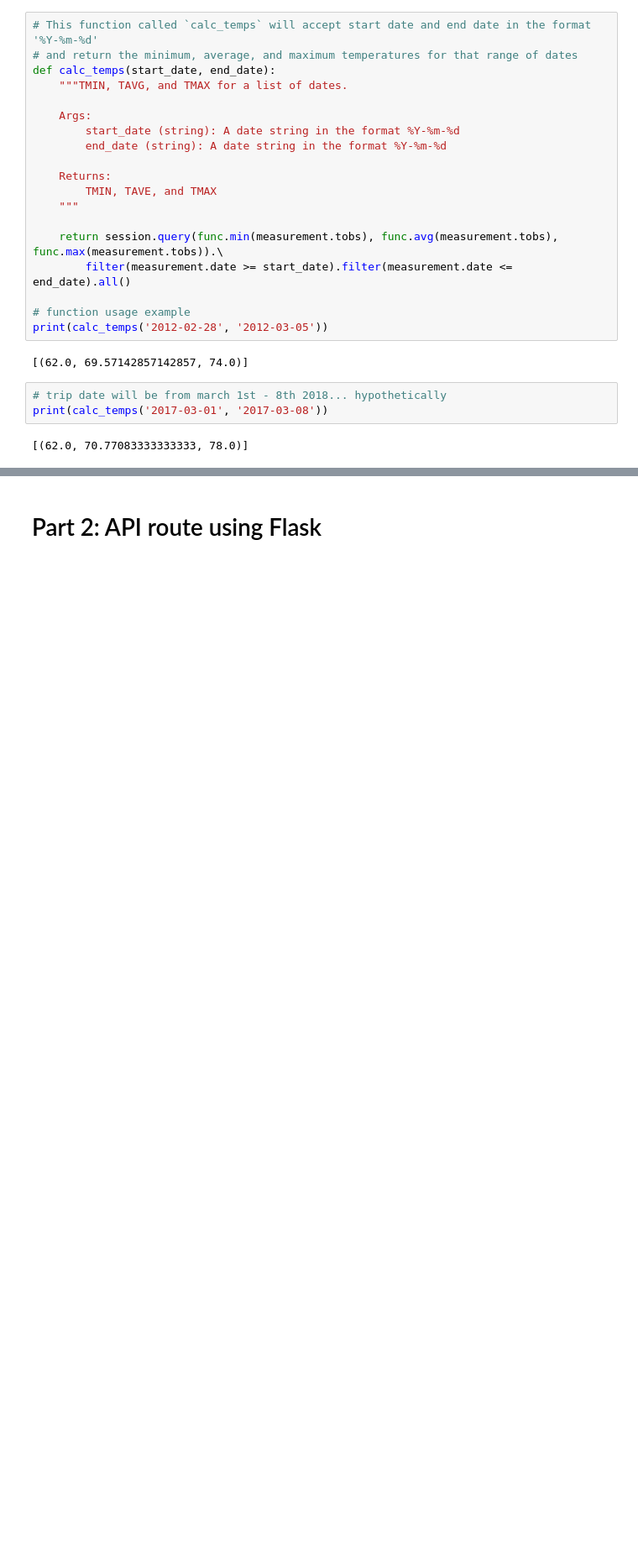
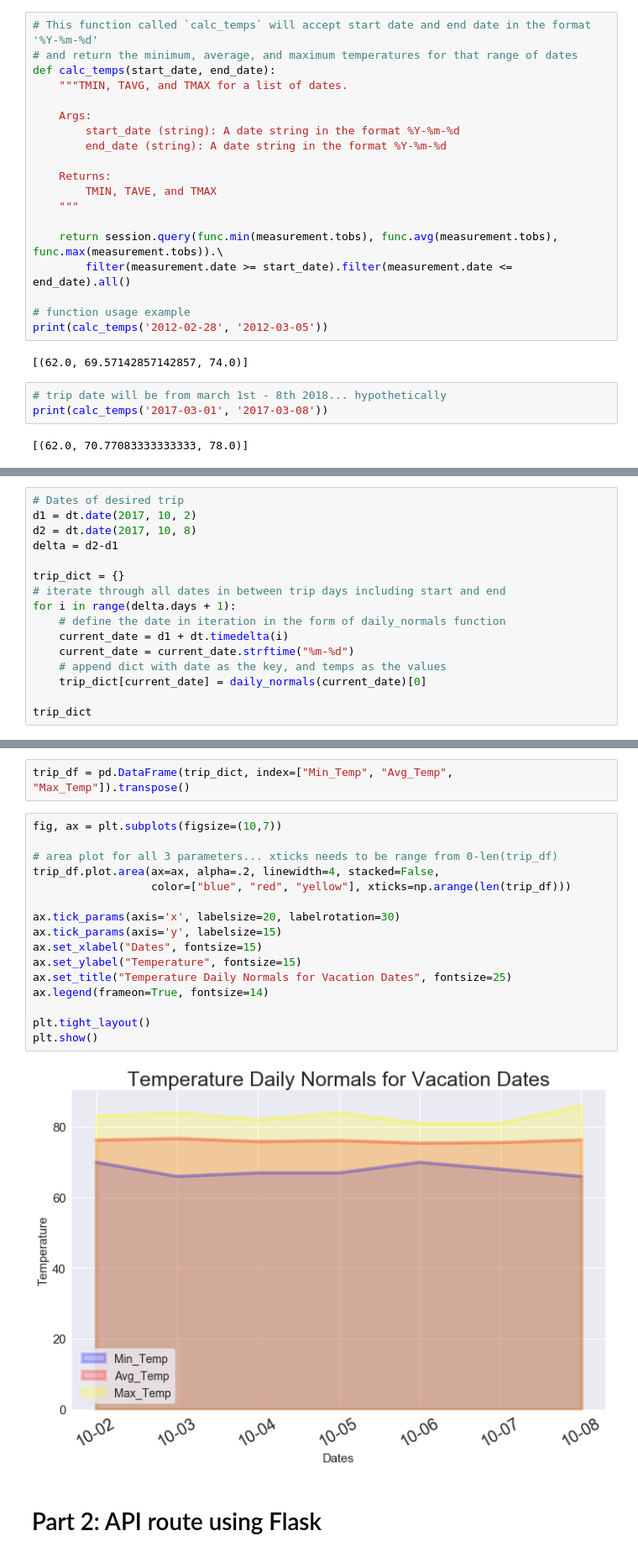
Before and after one commit to mtoriello0725/Climate-Analysis-Application, a Jupyter notebook: Climate.ipynb, the cells around one changed output, grey strips where cells are left out. Shown: that part at 84% size. Drawn from its saved outputs; the diff is of its cells as text; blank space fills up the shorter version.

```diff
--- a/Climate.ipynb
+++ b/Climate.ipynb
@@ -226,0 +253,16 @@ plt.show()
+# %%
+# Dates of desired trip
+d1 = dt.date(2017, 10, 2)
+d2 = dt.date(2017, 10, 8)
+delta = d2-d1
+
+trip_dict = {}
+# iterate through all dates in between trip days including start and end
+for i in range(delta.days + 1):
+    # define the date in iteration in the form of daily_normals function
+    current_date = d1 + dt.timedelta(i)
+    current_date = current_date.strftime("%m-%d")
+    # append dict with date as the key, and temps as the values
+    trip_dict[current_date] = daily_normals(current_date)[0]
+
+trip_dict
@@ -227,3 +277,23 @@ plt.show()
+# %%
+trip_df = pd.DataFrame(trip_dict, index=["Min_Temp", "Avg_Temp", "Max_Temp"]).transpose()
+# %%
+fig, ax = plt.subplots(figsize=(10,7))
+
+# area plot for all 3 parameters... xticks needs to be range from 0-len(trip_df)
+trip_df.plot.area(ax=ax, alpha=.2, linewidth=4, stacked=False,
+                  color=["blue", "red", "yellow"], xticks=np.arange(len(trip_df)))
+
+ax.tick_params(axis='x', labelsize=20, labelrotation=30)
+ax.tick_params(axis='y', labelsize=15)
+ax.set_xlabel("Dates", fontsize=15)
+ax.set_ylabel("Temperature", fontsize=15)
+ax.set_title("Temperature Daily Normals for Vacation Dates", fontsize=25)
+ax.legend(frameon=True, fontsize=14)
+
+plt.tight_layout()
+plt.show()
+# %% [output]
+[figure, added]
 # %% [markdown]
 # Part 2: API route using Flask
 # %% [markdown]
```
Also changed, not shown: parts of 11 cells of this notebook.
